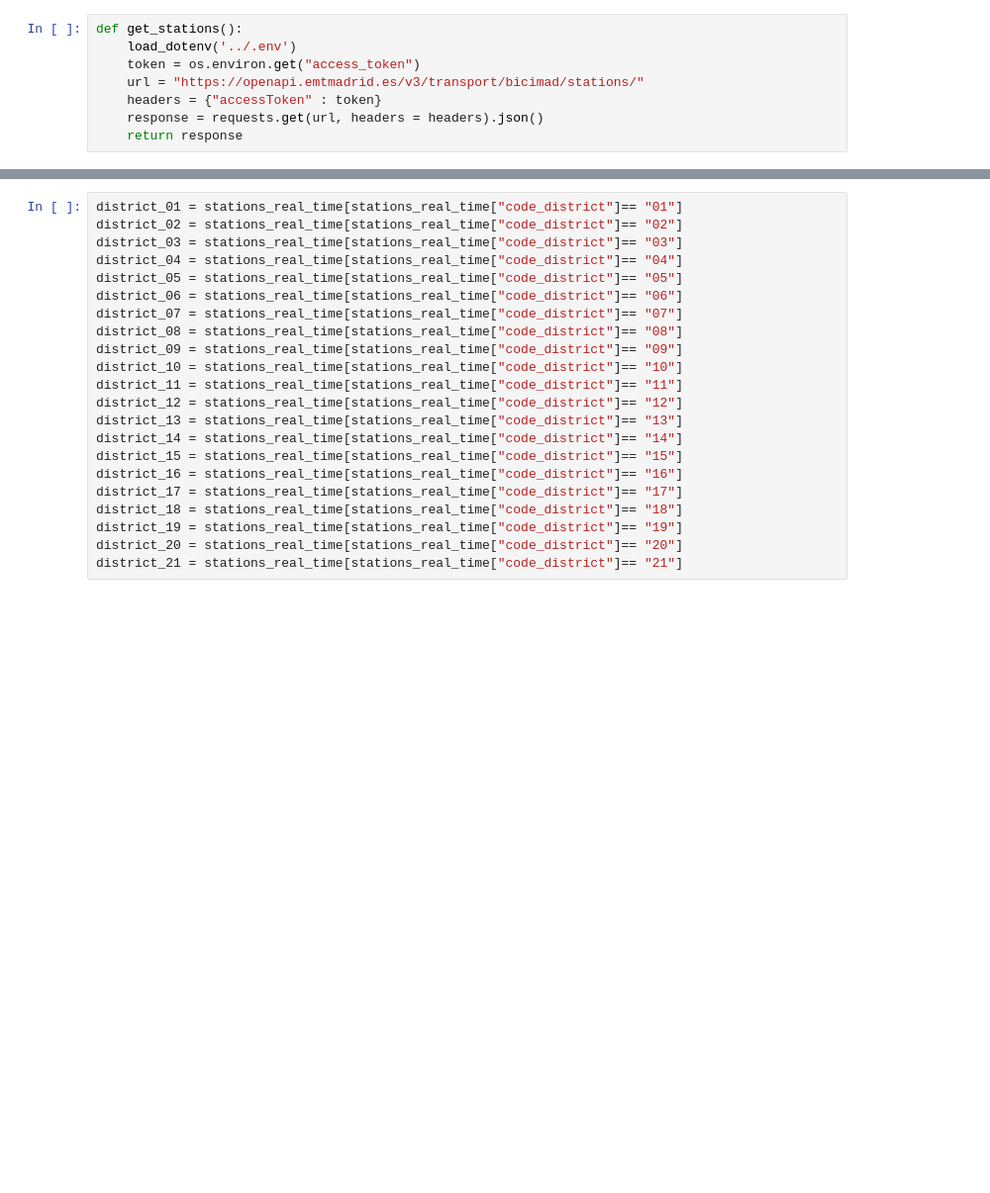
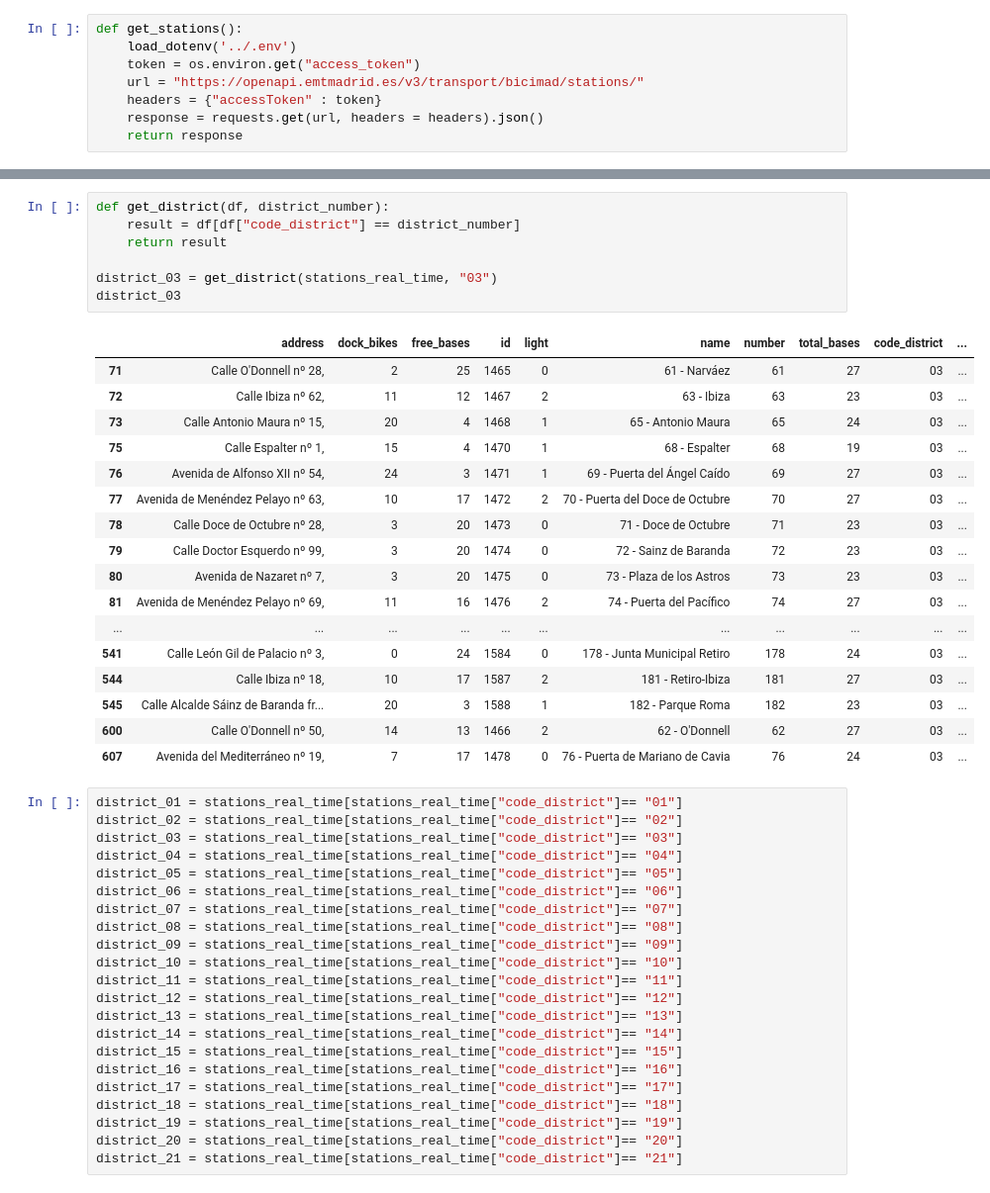
Before and after one commit to silviluliuma/ih_datamadpt0923_project_m1, a Jupyter notebook: notebooks/dev_route.ipynb, the cells around one changed output, grey strips where cells are left out. Shown at 99% size. Drawn from its saved outputs; the diff is of its cells as text; blank space fills up the shorter version.

```diff
--- a/notebooks/dev_route.ipynb
+++ b/notebooks/dev_route.ipynb
@@ -52,3 +48,28 @@ stations_real_time
+# %%
+def get_district(df, district_number):
+    result = df[df["code_district"] == district_number]
+    return result
+
+district_03 = get_district(stations_real_time, "03")
+district_03
+# %% [output]
+|  | address | dock_bikes | free_bases | id | light | name | number | total_bases | code_district | ... |
+| 71 | Calle O'Donnell nº 28, | 2 | 25 | 1465 | 0 | 61 - Narváez | 61 | 27 | 03 | ... |
+| 72 | Calle Ibiza nº 62, | 11 | 12 | 1467 | 2 | 63 - Ibiza | 63 | 23 | 03 | ... |
+| 73 | Calle Antonio Maura nº 15, | 20 | 4 | 1468 | 1 | 65 - Antonio Maura | 65 | 24 | 03 | ... |
+| 75 | Calle Espalter nº 1, | 15 | 4 | 1470 | 1 | 68 - Espalter | 68 | 19 | 03 | ... |
+| 76 | Avenida de Alfonso XII nº 54, | 24 | 3 | 1471 | 1 | 69 - Puerta del Ángel Caído | 69 | 27 | 03 | ... |
+| 77 | Avenida de Menéndez Pelayo nº 63, | 10 | 17 | 1472 | 2 | 70 - Puerta del Doce de Octubre | 70 | 27 | 03 | ... |
+| 78 | Calle Doce de Octubre nº 28, | 3 | 20 | 1473 | 0 | 71 - Doce de Octubre | 71 | 23 | 03 | ... |
+| 79 | Calle Doctor Esquerdo nº 99, | 3 | 20 | 1474 | 0 | 72 - Sainz de Baranda | 72 | 23 | 03 | ... |
+| 80 | Avenida de Nazaret nº 7, | 3 | 20 | 1475 | 0 | 73 - Plaza de los Astros | 73 | 23 | 03 | ... |
+| 81 | Avenida de Menéndez Pelayo nº 69, | 11 | 16 | 1476 | 2 | 74 - Puerta del Pacífico | 74 | 27 | 03 | ... |
+| ... | ... | ... | ... | ... | ... | ... | ... | ... | ... | ... |
+| 541 | Calle León Gil de Palacio nº 3, | 0 | 24 | 1584 | 0 | 178 - Junta Municipal Retiro | 178 | 24 | 03 | ... |
+| 544 | Calle Ibiza nº 18, | 10 | 17 | 1587 | 2 | 181 - Retiro-Ibiza | 181 | 27 | 03 | ... |
+| 545 | Calle Alcalde Sáinz de Baranda fr... | 20 | 3 | 1588 | 1 | 182 - Parque Roma | 182 | 23 | 03 | ... |
+| 600 | Calle O'Donnell nº 50, | 14 | 13 | 1466 | 2 | 62 - O'Donnell | 62 | 27 | 03 | ... |
+| 607 | Avenida del Mediterráneo nº 19, | 7 | 17 | 1478 | 0 | 76 - Puerta de Mariano de Cavia | 76 | 24 | 03 | ... |
 # %%
 district_01 = stations_real_time[stations_real_time["code_district"]== "01"]
 district_02 = stations_real_time[stations_real_time["code_district"]== "02"]
```
Also changed, not shown: parts of 8 cells of this notebook, 11 other files.
